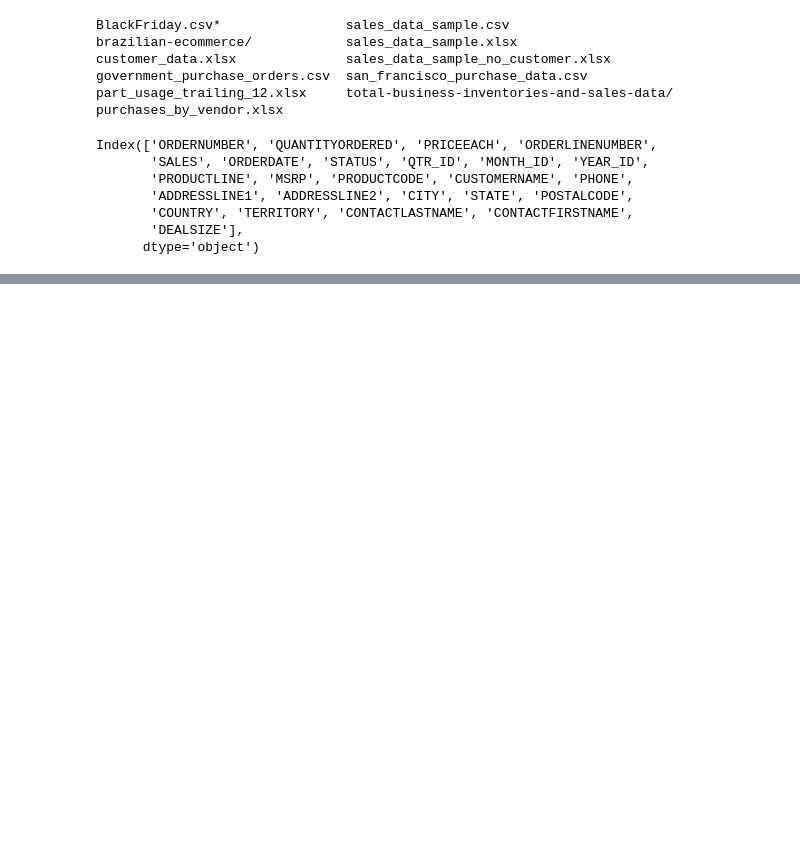
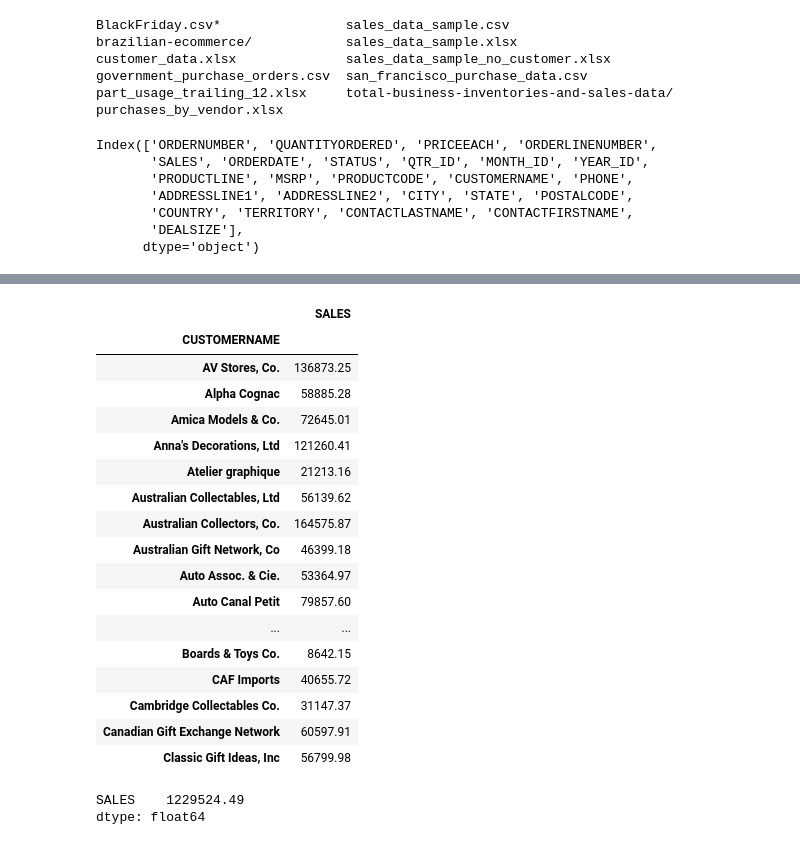
Before and after one commit to joshuamschultz/business-analysis, a Jupyter notebook: Examples/Aggregating Sales Figures.ipynb, the cells around one changed output, grey strips where cells are left out. Drawn from its saved outputs; the diff is of its cells as text; code cells hidden in the pictures; blank space fills up the shorter version.

```diff
--- a/Examples/Aggregating Sales Figures.ipynb
+++ b/Examples/Aggregating Sales Figures.ipynb
@@ -33,0 +161,26 @@ Index(['ORDERNUMBER', 'QUANTITYORDERED', 'PRICEEACH', 'ORDERLINENUMBER',
+# %%
+sales_by_customer[0:19]
+# %% [output]
+|  | SALES |
+| CUSTOMERNAME |  |
+| AV Stores, Co. | 136873.25 |
+| Alpha Cognac | 58885.28 |
+| Amica Models & Co. | 72645.01 |
+| Anna's Decorations, Ltd | 121260.41 |
+| Atelier graphique | 21213.16 |
+| Australian Collectables, Ltd | 56139.62 |
+| Australian Collectors, Co. | 164575.87 |
+| Australian Gift Network, Co | 46399.18 |
+| Auto Assoc. & Cie. | 53364.97 |
+| Auto Canal Petit | 79857.60 |
+| ... | ... |
+| Boards & Toys Co. | 8642.15 |
+| CAF Imports | 40655.72 |
+| Cambridge Collectables Co. | 31147.37 |
+| Canadian Gift Exchange Network | 60597.91 |
+| Classic Gift Ideas, Inc | 56799.98 |
+# %%
+sales_by_customer[0:19].sum()
+# %% [output]
+SALES    1229524.49
+dtype: float64
```
Also changed, not shown: parts of 16 cells of this notebook, 1 other file.
